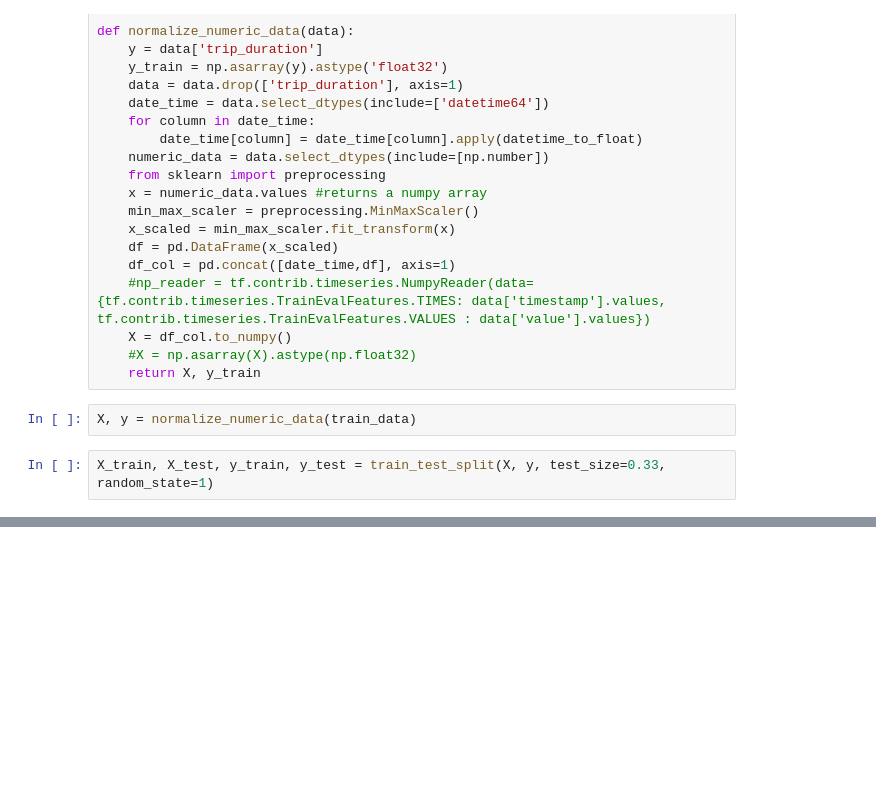
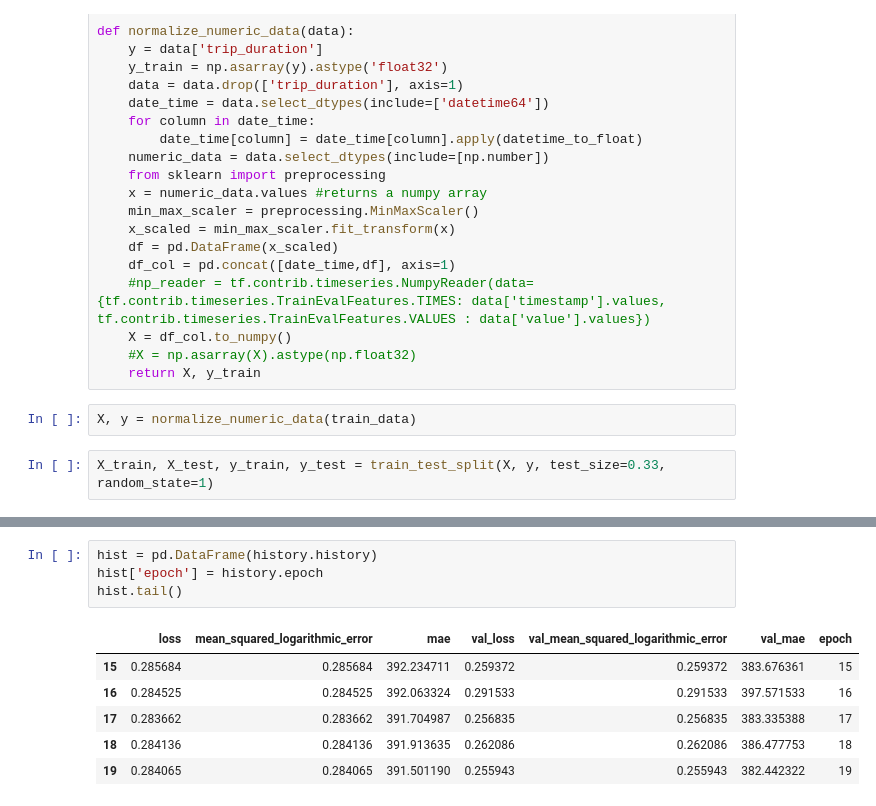
Before and after one commit to deepskandpal/hands-on-machine-learning, a Jupyter notebook: Newyork_taxi_ETA.ipynb, the cells around one changed output, grey strips where cells are left out. Saved outputs shown, nothing was run; the diff lists cells and outputs as text; blank space fills up the shorter version.

```diff
--- a/Newyork_taxi_ETA.ipynb
+++ b/Newyork_taxi_ETA.ipynb
@@ -286,0 +278,11 @@ Epoch 20/20
+# %%
+hist = pd.DataFrame(history.history)
+hist['epoch'] = history.epoch
+hist.tail()
+# %% [output]
+|  | loss | mean_squared_logarithmic_error | mae | val_loss | val_mean_squared_logarithmic_error | val_mae | epoch |
+| 15 | 0.285684 | 0.285684 | 392.234711 | 0.259372 | 0.259372 | 383.676361 | 15 |
+| 16 | 0.284525 | 0.284525 | 392.063324 | 0.291533 | 0.291533 | 397.571533 | 16 |
+| 17 | 0.283662 | 0.283662 | 391.704987 | 0.256835 | 0.256835 | 383.335388 | 17 |
+| 18 | 0.284136 | 0.284136 | 391.913635 | 0.262086 | 0.262086 | 386.477753 | 18 |
+| 19 | 0.284065 | 0.284065 | 391.501190 | 0.255943 | 0.255943 | 382.442322 | 19 |
```
Also changed, not shown: parts of 11 cells of this notebook.
